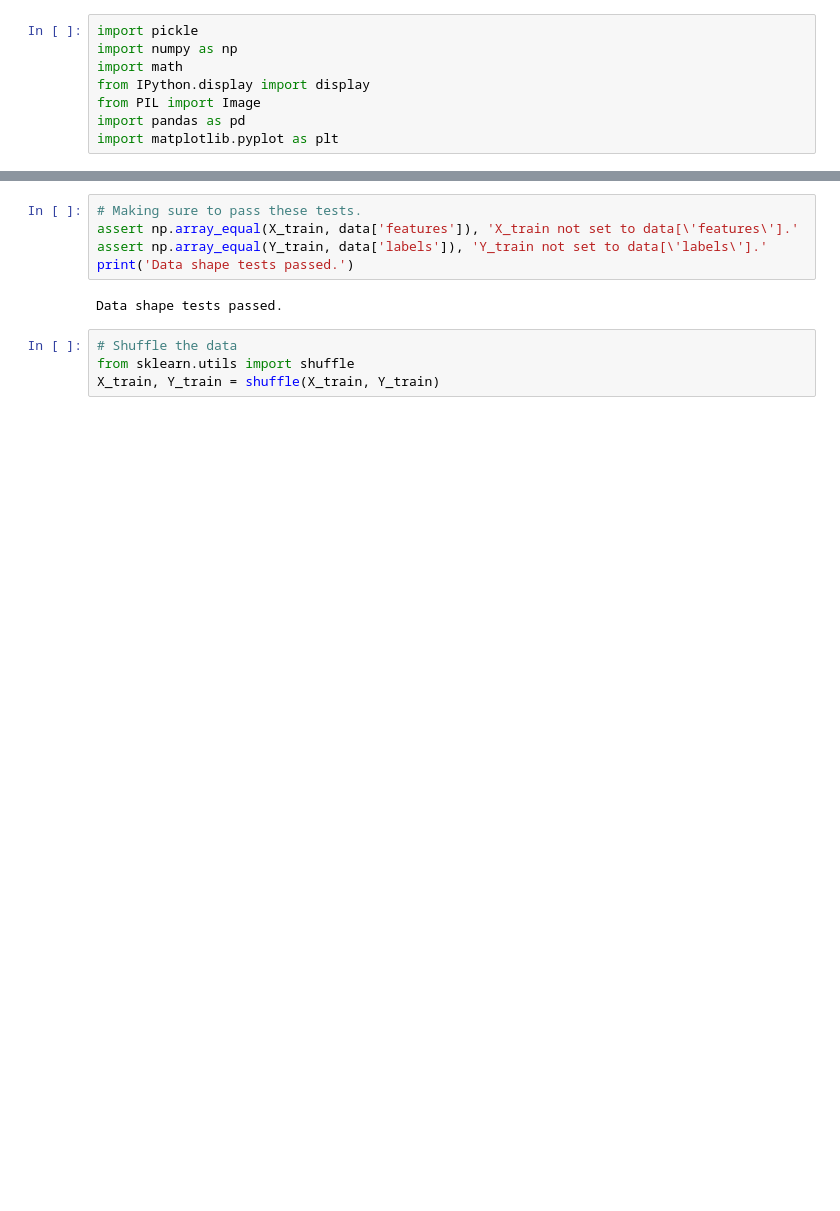
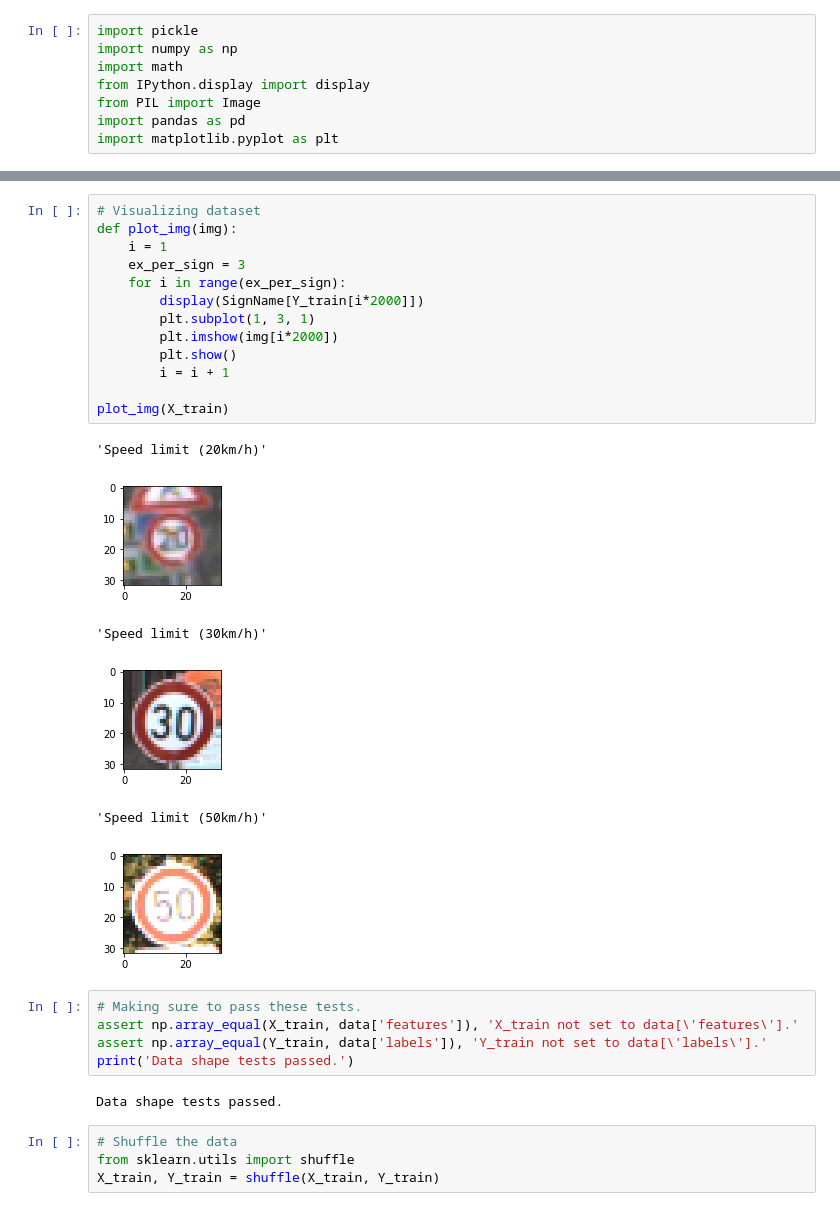
Before and after one commit to piliwilliam0306/Udacity-SDC, a Jupyter notebook: Traffic-Sign-Classification/traffic-sign-classification.ipynb, the cells around one changed output, grey strips where cells are left out. Cells and saved outputs as stored; diff of their text form; blank space fills up the shorter version.

```diff
--- a/Traffic-Sign-Classification/traffic-sign-classification.ipynb
+++ b/Traffic-Sign-Classification/traffic-sign-classification.ipynb
@@ -64,6 +59,26 @@ print (SignName.head())
 3    Speed limit (60km/h)
 4    Speed limit (70km/h)
 Name: SignName, dtype: object
+# %%
+# Visualizing dataset
+def plot_img(img):
+    i = 1
+    ex_per_sign = 3
+    for i in range(ex_per_sign):
+        display(SignName[Y_train[i*2000]])
+        plt.subplot(1, 3, 1)
+        plt.imshow(img[i*2000])
+        plt.show()
+        i = i + 1
+
+plot_img(X_train)
+# %% [output]
+'Speed limit (20km/h)'
+[figure, added]
+'Speed limit (30km/h)'
+[figure, added]
+'Speed limit (50km/h)'
+[figure, added]
 # %%
 # Making sure to pass these tests.
 assert np.array_equal(X_train, data['features']), 'X_train not set to data[\'features\'].'
```
Also changed, not shown: parts of 17 cells of this notebook.
